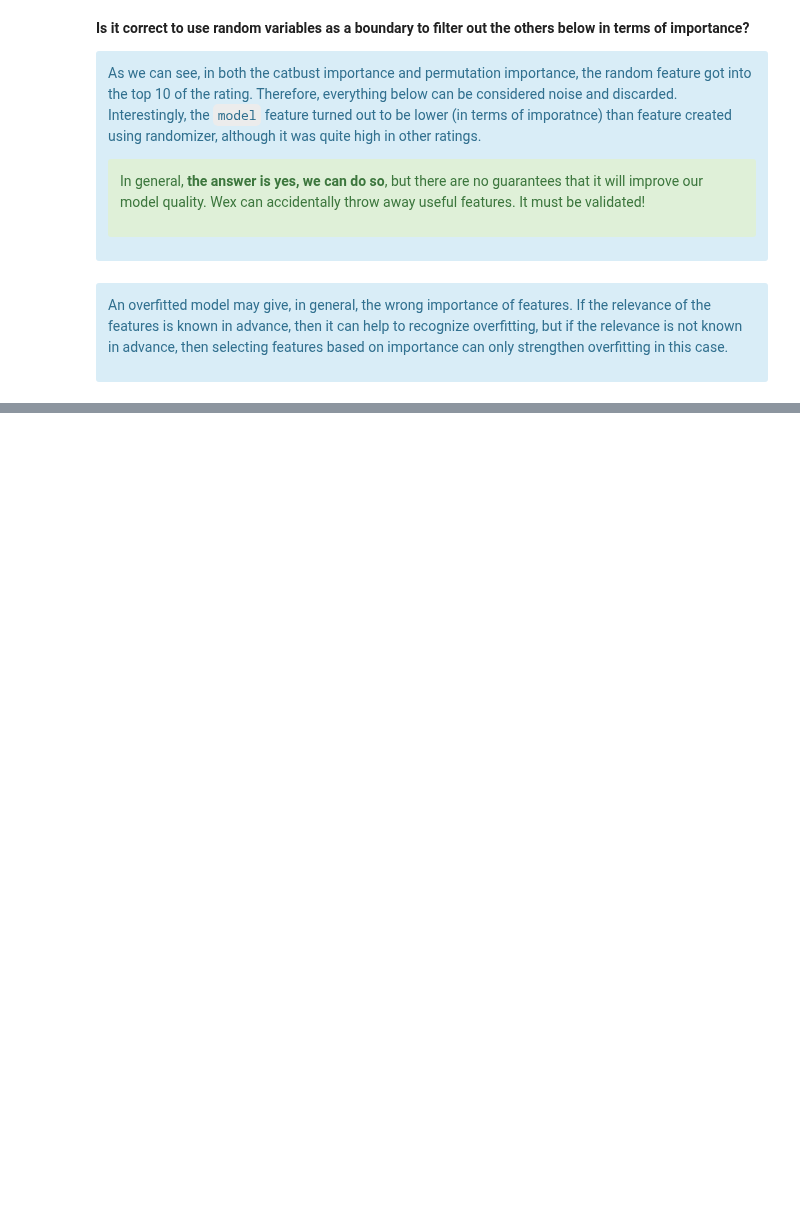
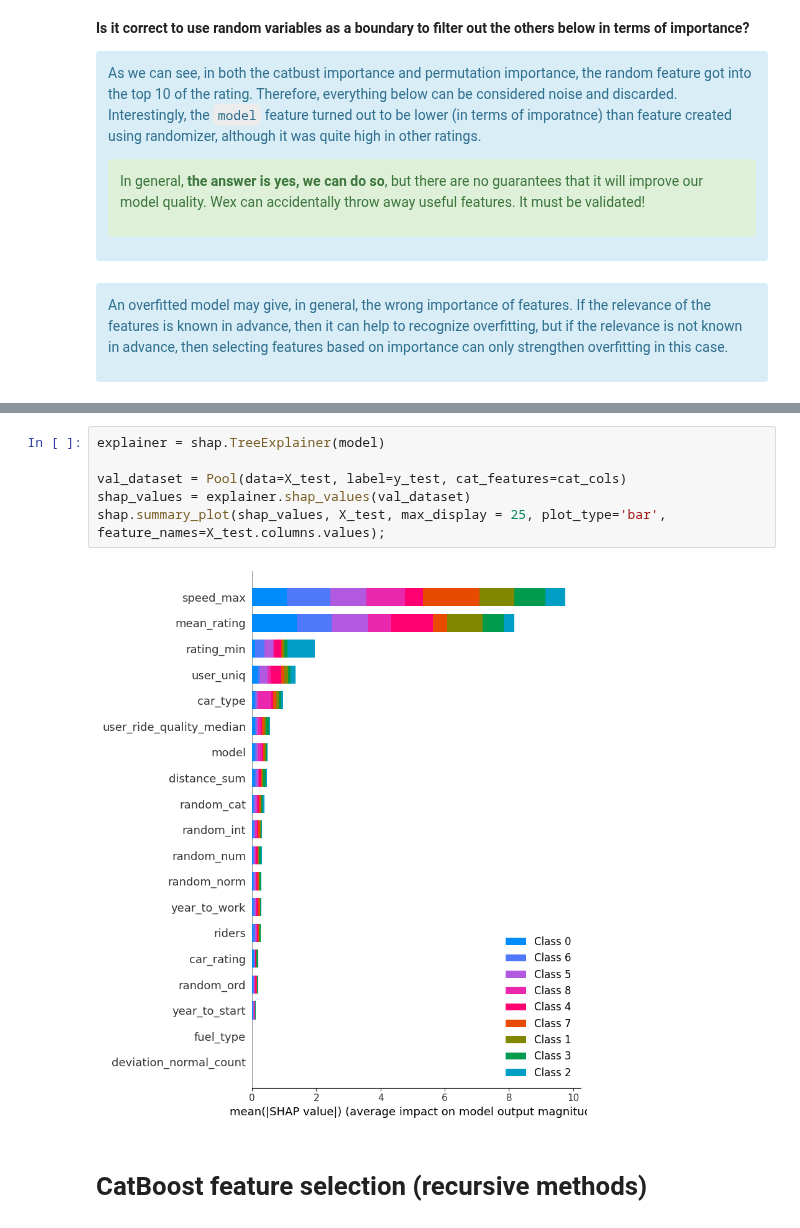
Before and after one commit to aziart/comp-ds, a Jupyter notebook: notebooks/03.3.02 - Feature Selection.ipynb, the cells around one changed output, grey strips where cells are left out. Saved outputs shown, nothing was run; the diff lists cells and outputs as text; blank space fills up the shorter version.

Commit message:
03.3.02 in progress: SHAP values and CatBoost recursive feature selection methods

```diff
--- a/notebooks/03.3.02 - Feature Selection.ipynb
+++ b/notebooks/03.3.02 - Feature Selection.ipynb
@@ -336,0 +363,10 @@ An overfitted model may give, in general, the wrong importance of features. If t
+# %%
+explainer = shap.TreeExplainer(model)
+
+val_dataset = Pool(data=X_test, label=y_test, cat_features=cat_cols)
+shap_values = explainer.shap_values(val_dataset)
+shap.summary_plot(shap_values, X_test, max_display = 25, plot_type='bar', feature_names=X_test.columns.values);
+# %% [output]
+[figure, added]
+# %% [markdown]
+# CatBoost feature selection (recursive methods)
```
Also changed, not shown: parts of 17 cells of this notebook, 12 other files.
